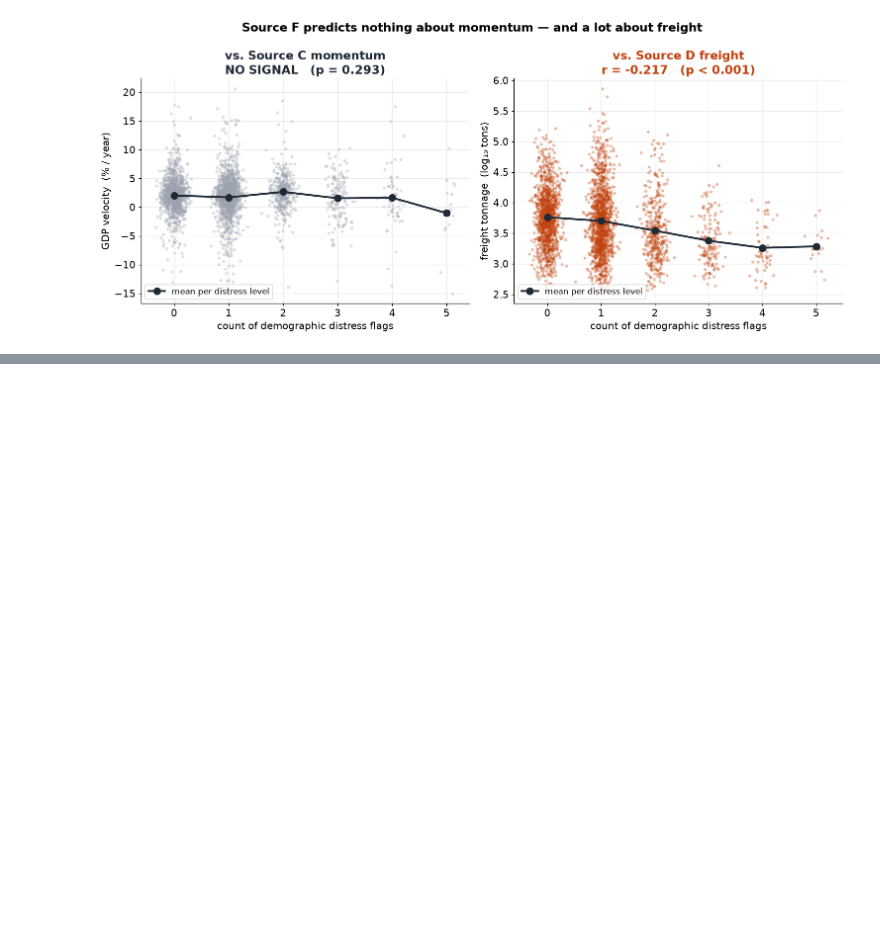
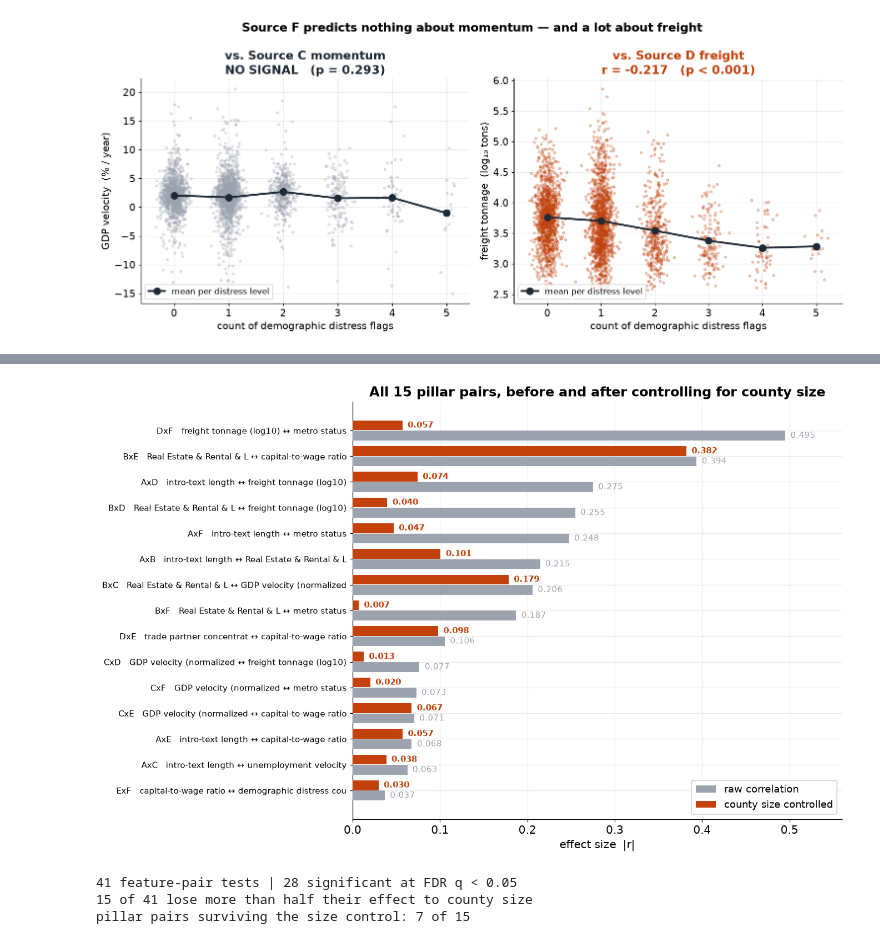
Before and after one commit to Max-Garcia-06/macro_embeddings, a Jupyter notebook: analysis-output/E_macro_key_findings.ipynb, the cells around one changed output, grey strips where cells are left out. Drawn from its saved outputs; the diff is of its cells as text; code cells hidden in the pictures; blank space fills up the shorter version.

```diff
--- a/analysis-output/E_macro_key_findings.ipynb
+++ b/analysis-output/E_macro_key_findings.ipynb
@@ -656,0 +620,39 @@ than Source C, at which point it produced the two largest effects on the board.
+# %%
+best = (sweep.loc[sweep.groupby("pillar_pair")["abs_r"].idxmax()]
+             .sort_values("abs_r", ascending=False).reset_index(drop=True))
+
+y = np.arange(len(best))
+fig, ax = plt.subplots(figsize=(12.5, 8))
+ax.barh(y + 0.20, best["abs_r"], height=0.38, color=MUTED,
+        label="raw correlation", zorder=3)
+ax.barh(y - 0.20, best["r_size_controlled"].abs(), height=0.38, color=ACCENT,
+        label="county size controlled", zorder=3)
+
+for i, row in best.iterrows():
+    ax.text(row["abs_r"] + 0.006, i + 0.20, f"{row['abs_r']:.3f}",
+            va="center", fontsize=10, color=MUTED)
+    ax.text(abs(row["r_size_controlled"]) + 0.006, i - 0.20,
+            f"{abs(row['r_size_controlled']):.3f}", va="center", fontsize=10,
+            fontweight="bold", color=ACCENT)
+
+ax.set_yticks(y)
+ax.set_yticklabels([f"{r.pillar_pair}   {r.label_x.split(' ', 1)[1][:24]} ↔ "
+                    f"{r.label_y.split(' ', 1)[1][:24]}" for r in best.itertuples()],
+                   fontsize=10)
+ax.invert_yaxis()
+ax.set_xlabel("effect size  |r|")
+ax.set_xlim(0, 0.56)
+ax.set_title("All 15 pillar pairs, before and after controlling for county size")
+ax.legend(loc="lower right", fontsize=12, framealpha=0.95)
+plt.tight_layout()
+plt.show()
+
+survivors = best[~best["size_confounded"]]
+print(f"{len(sweep)} feature-pair tests | {int(sweep['significant'].sum())} significant at FDR q < 0.05")
+print(f"{int(sweep['size_confounded'].sum())} of {len(sweep)} lose more than half their effect to county size")
+print(f"pillar pairs surviving the size control: {len(survivors)} of {len(best)}")
+# %% [output]
+[figure, added]
+41 feature-pair tests | 28 significant at FDR q < 0.05
+15 of 41 lose more than half their effect to county size
+pillar pairs surviving the size control: 7 of 15
```
Also changed, not shown: parts of 15 cells of this notebook, 15 other files.
